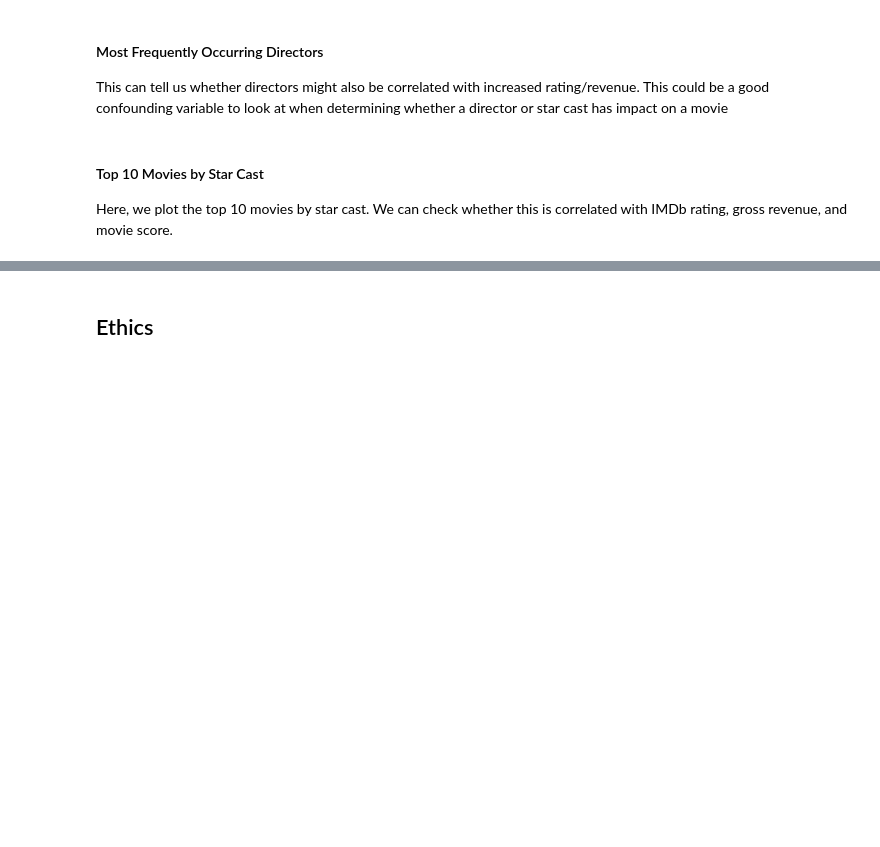
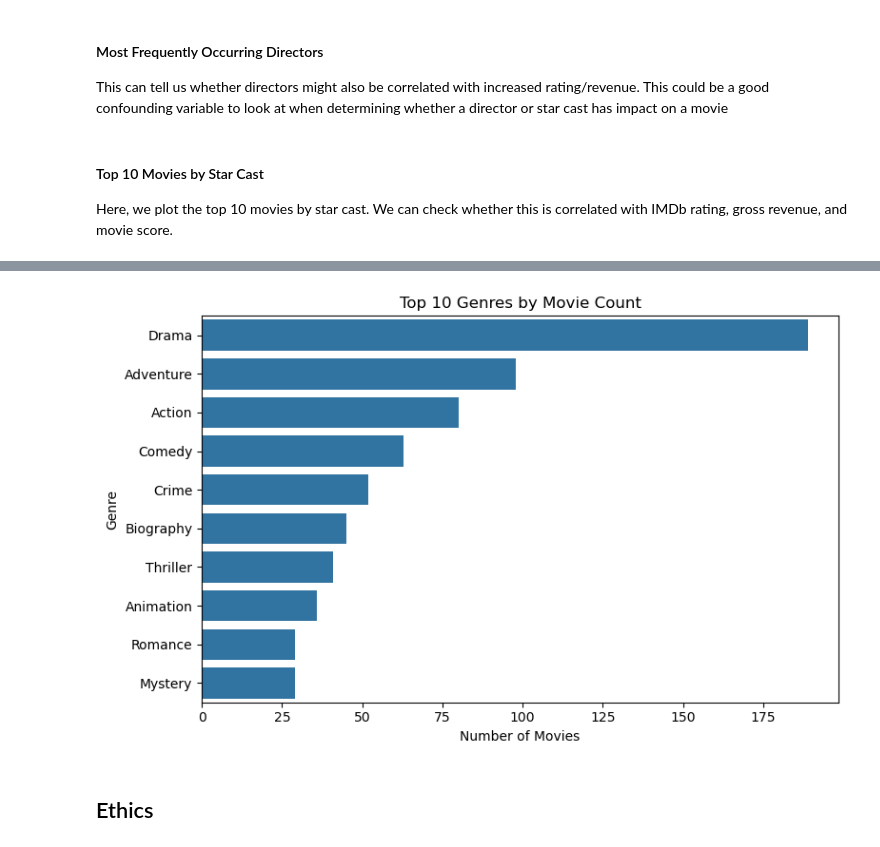
Before and after one commit to COGS108/Group138_WI26, a Jupyter notebook: 02-EDACheckpoint.ipynb, the cells around one changed output, grey strips where cells are left out. Saved outputs shown, nothing was run; the diff lists cells and outputs as text; code cells hidden in the pictures; blank space fills up the shorter version.

Commit message:
added top 10 genres

```diff
--- a/02-EDACheckpoint.ipynb
+++ b/02-EDACheckpoint.ipynb
@@ -394,0 +407,12 @@ Here, we plot the top 10 movies by star cast. We can check whether this is corre
+# %%
+# find genre counts, splitting by comma since some are in the form X, Y, Z
+genre_counts = (
+    movies['Genre']
+      .str.split(r',\s*')
+      .explode()
+      .value_counts()
+      .rename_axis('genre')
+      .reset_index(name='count')
+)
+
+genre_counts.head(10)
@@ -395,3 +431,18 @@ Here, we plot the top 10 movies by star cast. We can check whether this is corre
+# %%
+# plot it
+import seaborn as sns
+import matplotlib.pyplot as plt
+
+plt.figure(figsize=(8,5))
+sns.barplot(data=genre_counts.head(10),
+            x='count', y='genre')
+plt.title('Top 10 Genres by Movie Count')
+plt.xlabel('Number of Movies')
+plt.ylabel('Genre')
+plt.tight_layout()
+plt.show()
+# %% [output]
+[figure, added]
 # %% [markdown]
 ## Ethics
 # %% [markdown]
```
Also changed, not shown: parts of 10 cells of this notebook, 1 other file.
